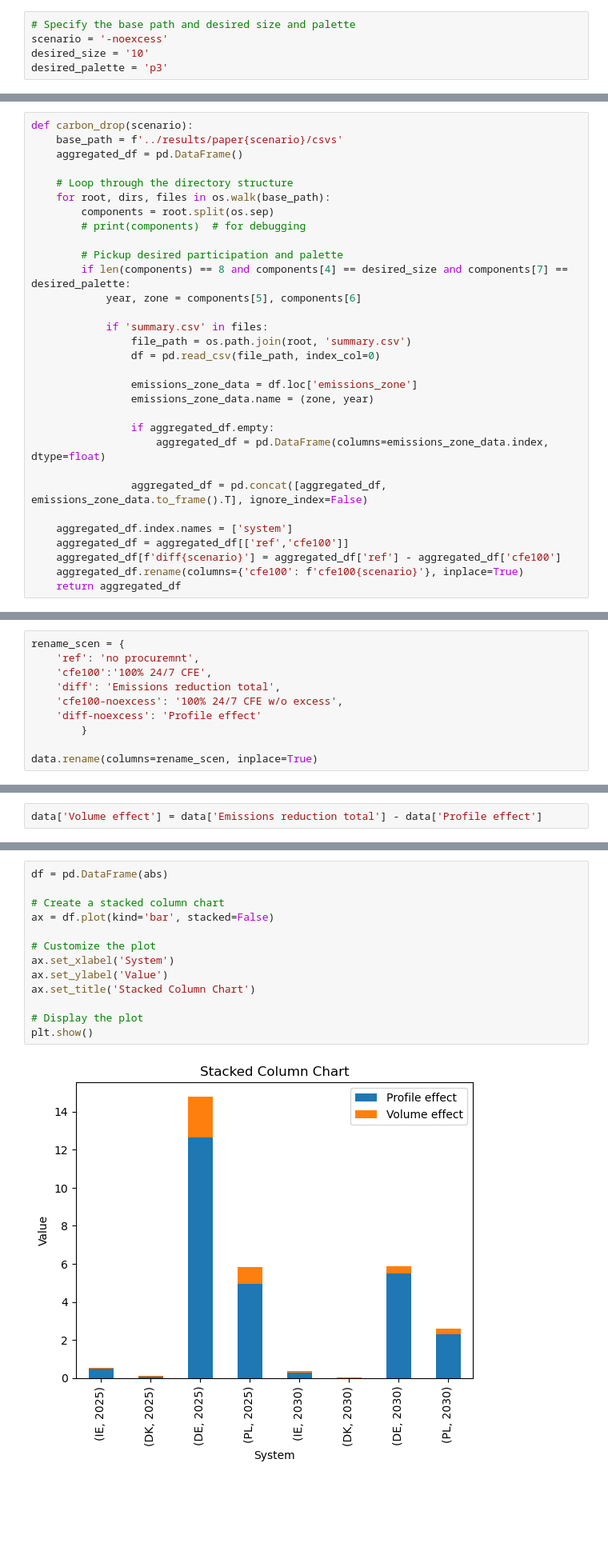
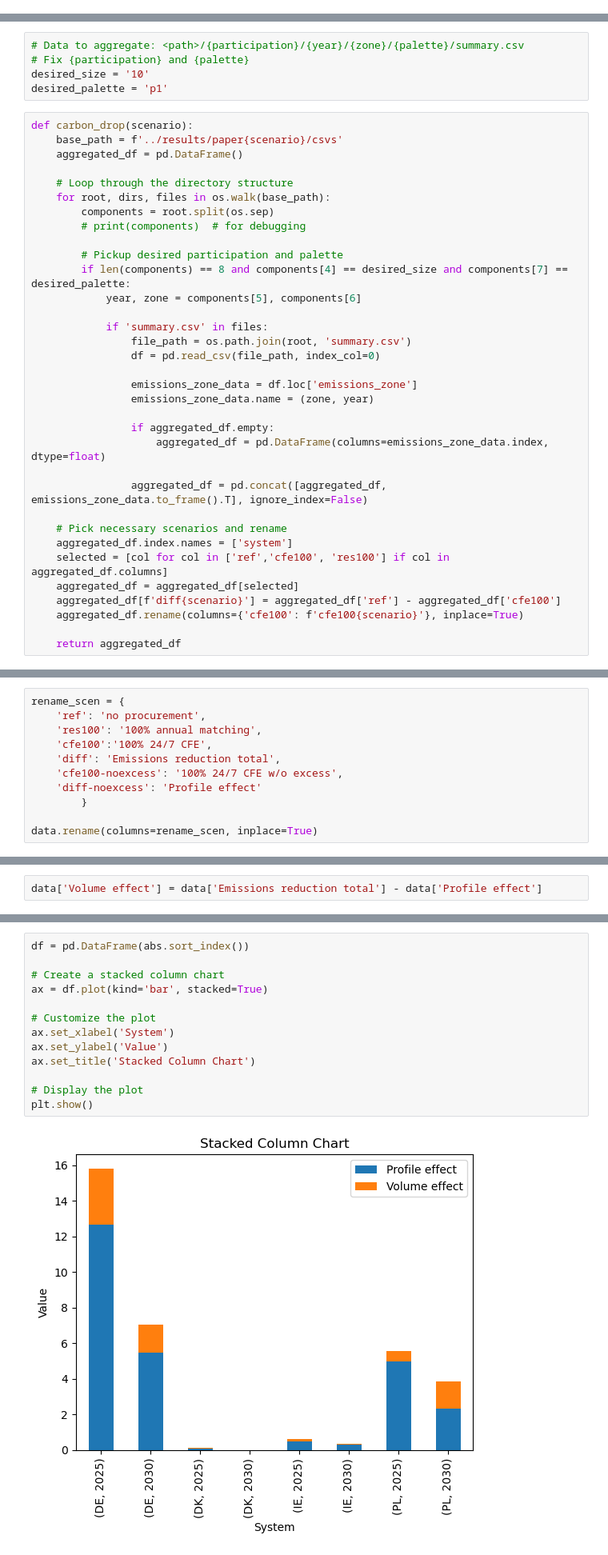
Before and after one commit to Irieo/247-procurement-paper, a Jupyter notebook: scripts/plot_ceffects.ipynb, the cells around one changed output, grey strips where cells are left out. Shown: that part at 80% size. Saved outputs shown, nothing was run; the diff lists cells and outputs as text; blank space fills up the shorter version.

```diff
--- a/scripts/plot_ceffects.ipynb
+++ b/scripts/plot_ceffects.ipynb
@@ -35,5 +8,0 @@ df
-# %%
-# Specify the base path and desired size and palette
-scenario = '-noexcess'
-desired_size = '10'
-desired_palette = 'p3'
@@ -40,3 +11,8 @@ desired_palette = 'p3'
+# %%
+# Data to aggregate: <path>/{participation}/{year}/{zone}/{palette}/summary.csv
+# Fix {participation} and {palette}
+desired_size = '10'
+desired_palette = 'p1'
 # %%
 def carbon_drop(scenario):
     base_path = f'../results/paper{scenario}/csvs'
@@ -63,8 +39,11 @@ def carbon_drop(scenario):
 
                 aggregated_df = pd.concat([aggregated_df, emissions_zone_data.to_frame().T], ignore_index=False)
 
+    # Pick necessary scenarios and rename
     aggregated_df.index.names = ['system']
-    aggregated_df = aggregated_df[['ref','cfe100']]
+    selected = [col for col in ['ref','cfe100', 'res100'] if col in aggregated_df.columns]
+    aggregated_df = aggregated_df[selected]
     aggregated_df[f'diff{scenario}'] = aggregated_df['ref'] - aggregated_df['cfe100']
     aggregated_df.rename(columns={'cfe100': f'cfe100{scenario}'}, inplace=True)
+
     return aggregated_df
@@ -118,6 +99,7 @@ data
 # %%
 rename_scen = {
-    'ref': 'no procuremnt',
+    'ref': 'no procurement',
+    'res100': '100% annual matching',
     'cfe100':'100% 24/7 CFE',
     'diff': 'Emissions reduction total',
     'cfe100-noexcess': '100% 24/7 CFE w/o excess',
@@ -203,15 +185,15 @@ plt.show()
 # %%
-df = pd.DataFrame(abs)
+df = pd.DataFrame(abs.sort_index())
 
 # Create a stacked column chart
-ax = df.plot(kind='bar', stacked=False)
+ax = df.plot(kind='bar', stacked=True)
 
 # Customize the plot
 ax.set_xlabel('System')
 ax.set_ylabel('Value')
 ax.set_title('Stacked Column Chart')
 
 # Display the plot
 plt.show()
 # %% [output]
-[figure, old version]
+[figure, new version]
```
Also changed, not shown: parts of 23 cells of this notebook, 4 other files.
